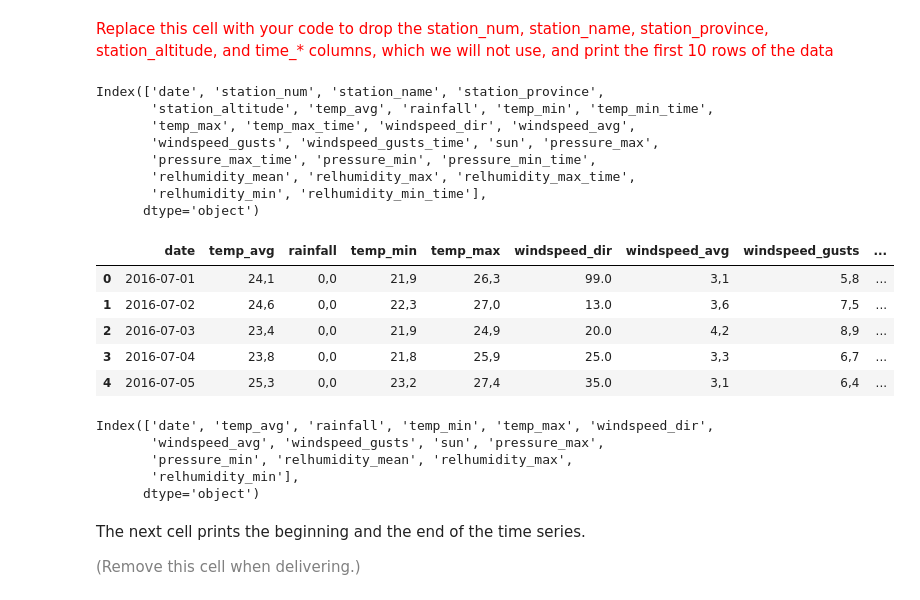
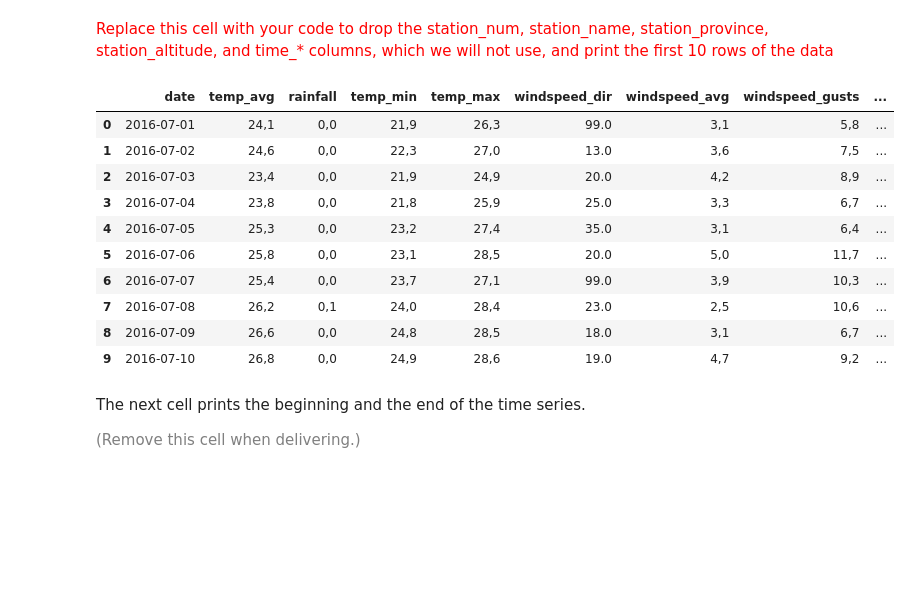
Before and after one commit to zsykk/datamining_2nd, a Jupyter notebook: ps09_forecasting.ipynb, the cells around one changed output. Saved outputs shown, nothing was run; the diff lists cells and outputs as text; code cells hidden in the pictures; blank space fills up the shorter version.

```diff
--- a/ps09_forecasting.ipynb
+++ b/ps09_forecasting.ipynb
@@ -114,8 +117,8 @@ COLUMN_NAMES = {
 # %% [markdown]
 <font size="+1" color="red">Replace this cell with your code to rename column names in the resulting dataframe.</font>
 # %%
-df = weather.rename(columns=COLUMN_NAMES)
-display(df.head())
+weather = weather.rename(columns=COLUMN_NAMES)
+display(weather.head())
 # %% [output]
 |  | date | station_num | station_name | station_province | station_altitude | temp_avg | rainfall | temp_min | ... |
 | 0 | 2016-07-01 | 0201D | BARCELONA | BARCELONA | 6 | 24,1 | 0,0 | 21,9 | ... |
@@ -127,35 +130,25 @@ display(df.head())
 # %% [markdown]
 <font size="+1" color="red">Replace this cell with your code to drop the station_num, station_name, station_province, station_altitude, and time_* columns, which we will not use, and print the first 10 rows of the data</font>
 # %%
-print(df.columns)
+# print(weather.columns)
 drop_names = ['station_num', 'station_name', 'station_province', 'station_altitude',
               'temp_min_time', 'temp_max_time', 'windspeed_gusts_time',
               'pressure_max_time', 'pressure_min_time',
               'relhumidity_max_time', 'relhumidity_min_time']
-df_col_dropped = df.drop(columns=drop_names)
-display(df_col_dropped.head())
-print(df_col_dropped.columns)
-weather = df_col_dropped.copy()
+weather.drop(columns=drop_names, inplace=True, errors='ignore')
+display(weather.head(10))
 # %% [output]
-Index(['date', 'station_num', 'station_name', 'station_province',
-       'station_altitude', 'temp_avg', 'rainfall', 'temp_min', 'temp_min_time',
-       'temp_max', 'temp_max_time', 'windspeed_dir', 'windspeed_avg',
-       'windspeed_gusts', 'windspeed_gusts_time', 'sun', 'pressure_max',
-       'pressure_max_time', 'pressure_min', 'pressure_min_time',
-       'relhumidity_mean', 'relhumidity_max', 'relhumidity_max_time',
-       'relhumidity_min', 'relhumidity_min_time'],
-      dtype='object')
 |  | date | temp_avg | rainfall | temp_min | temp_max | windspeed_dir | windspeed_avg | windspeed_gusts | ... |
 | 0 | 2016-07-01 | 24,1 | 0,0 | 21,9 | 26,3 | 99.0 | 3,1 | 5,8 | ... |
 | 1 | 2016-07-02 | 24,6 | 0,0 | 22,3 | 27,0 | 13.0 | 3,6 | 7,5 | ... |
 | 2 | 2016-07-03 | 23,4 | 0,0 | 21,9 | 24,9 | 20.0 | 4,2 | 8,9 | ... |
 | 3 | 2016-07-04 | 23,8 | 0,0 | 21,8 | 25,9 | 25.0 | 3,3 | 6,7 | ... |
 | 4 | 2016-07-05 | 25,3 | 0,0 | 23,2 | 27,4 | 35.0 | 3,1 | 6,4 | ... |
+| 5 | 2016-07-06 | 25,8 | 0,0 | 23,1 | 28,5 | 20.0 | 5,0 | 11,7 | ... |
+| 6 | 2016-07-07 | 25,4 | 0,0 | 23,7 | 27,1 | 99.0 | 3,9 | 10,3 | ... |
+| 7 | 2016-07-08 | 26,2 | 0,1 | 24,0 | 28,4 | 23.0 | 2,5 | 10,6 | ... |
+| 8 | 2016-07-09 | 26,6 | 0,0 | 24,8 | 28,5 | 18.0 | 3,1 | 6,7 | ... |
+| 9 | 2016-07-10 | 26,8 | 0,0 | 24,9 | 28,6 | 19.0 | 4,7 | 9,2 | ... |
-Index(['date', 'temp_avg', 'rainfall', 'temp_min', 'temp_max', 'windspeed_dir',
-       'windspeed_avg', 'windspeed_gusts', 'sun', 'pressure_max',
-       'pressure_min', 'relhumidity_mean', 'relhumidity_max',
-       'relhumidity_min'],
-      dtype='object')
 # %% [markdown]
 The next cell prints the beginning and the end of the time series.
 
```
Also changed, not shown: parts of 10 cells of this notebook.
